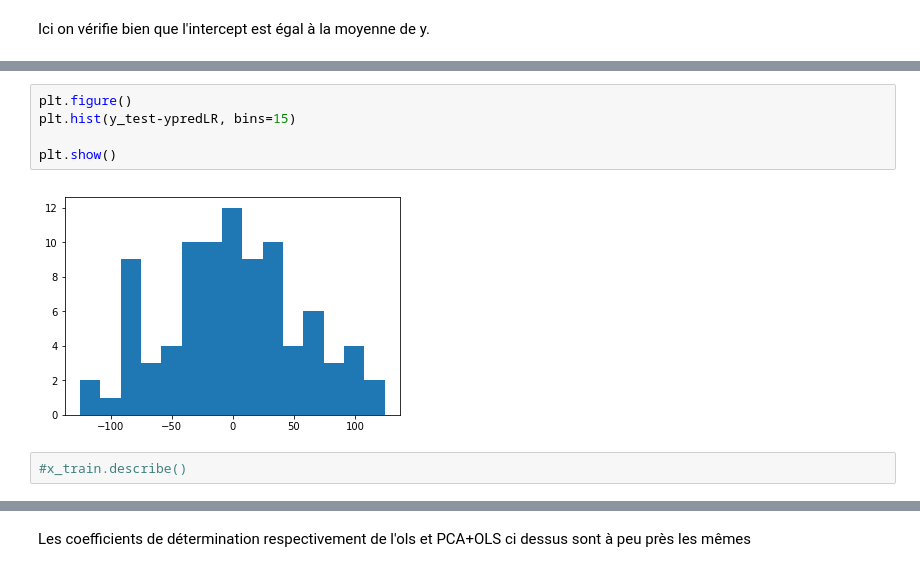
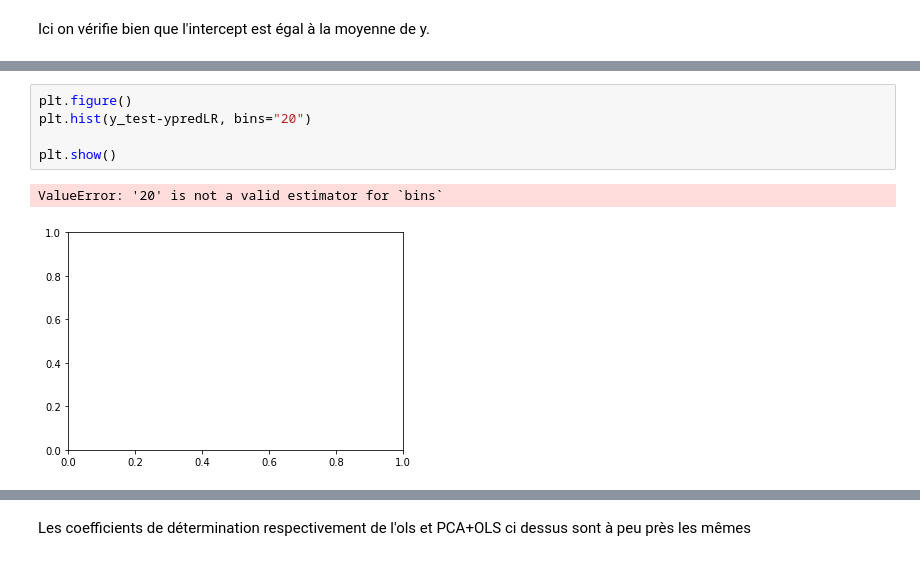
Before and after one commit to MSBigData2019/Guillaume_QUISPE, a Jupyter notebook: MDI720/tp3.ipynb, the cells around one changed output, grey strips where cells are left out. Saved outputs shown, nothing was run; the diff lists cells and outputs as text.

```diff
--- a/MDI720/tp3.ipynb
+++ b/MDI720/tp3.ipynb
@@ -307,12 +333,11 @@ plt.show()
 # %%
 plt.figure()
-plt.hist(y_test-ypredLR, bins=15)
+plt.hist(y_test-ypredLR, bins="20")
 
 plt.show()
 # %% [output]
+ValueError: '20' is not a valid estimator for `bins`
-[figure, old version]
+[figure, new version]
-# %%
-#x_train.describe()
 # %%
 print("R2 score avec OLS "+str(Rlr))
 print("R2 score avec PCA +OLS "+str(R2pca))
```
Also changed, not shown: parts of 70 cells of this notebook.
